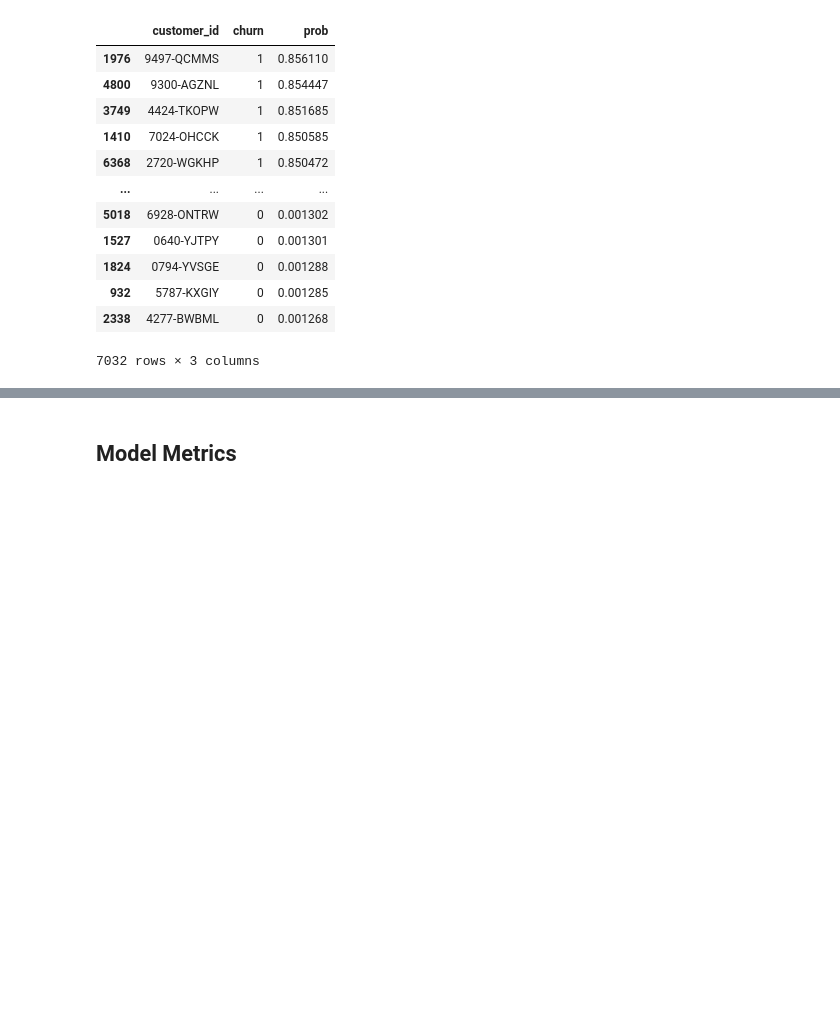
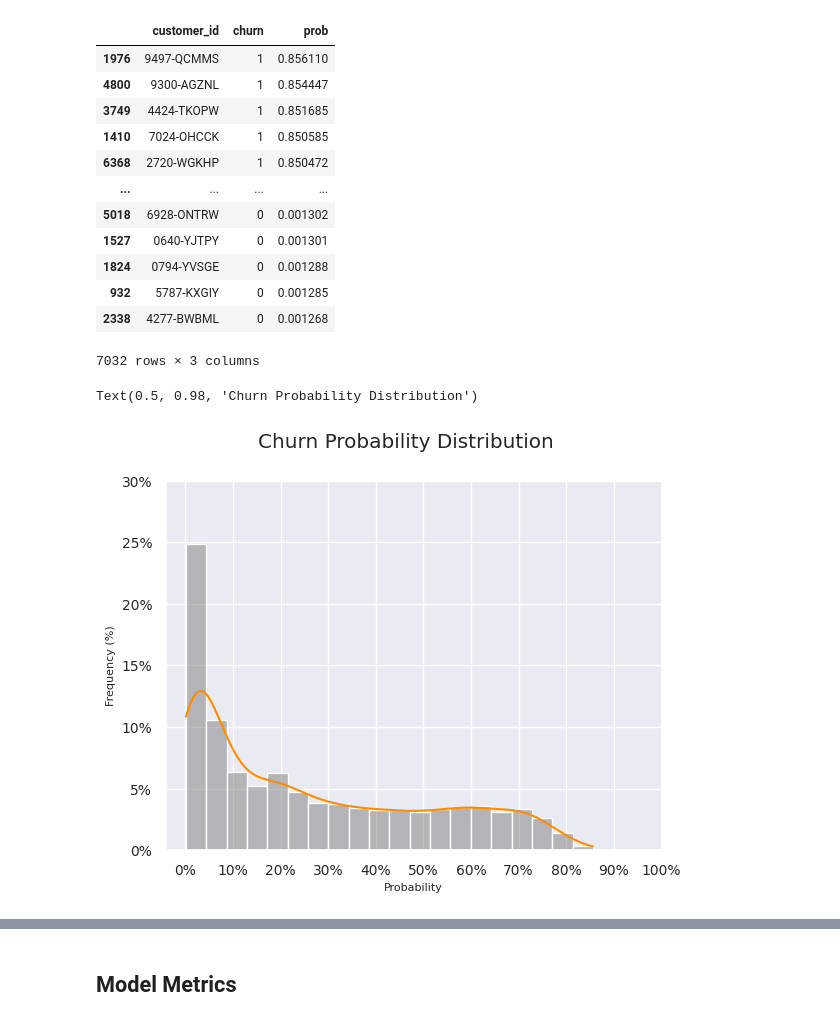
Before and after one commit to dan-teixeira/data-science, a Jupyter notebook: telco_costumer_churn/telco_customer_churn.ipynb, the cells around one changed output, grey strips where cells are left out. Saved outputs shown, nothing was run; the diff lists cells and outputs as text; code cells hidden in the pictures; blank space fills up the shorter version.

Commit message:
Modeling progress + utils function

```diff
--- a/telco_costumer_churn/telco_customer_churn.ipynb
+++ b/telco_costumer_churn/telco_customer_churn.ipynb
@@ -388,3 +388,34 @@ df_telco_dummies[["customer_id", "churn"]].assign(
 | 932 | 5787-KXGIY | 0 | 0.001285 |
 | 2338 | 4277-BWBML | 0 | 0.001268 |
 7032 rows × 3 columns
+# %%
+# Visualizing churn probability distribution
+xticks = np.linspace(0, 1, 11)
+xlabels = [f"{x:.0%}" for x in np.linspace(0, 1, 11)]
+
+ax = sns.histplot(
+    logit_model_sw.predict(),
+    kde=True,
+    stat="percent",
+    color="grey",
+)
+
+ax.lines[0].set_color("darkorange")
+ax.set_yticks(
+    ticks = ax.get_yticks(),
+    labels = [f"{x:.0f}%" for x in ax.get_yticks()],
+    fontsize = 10
+)
+ax.set_xticks(
+    ticks = xticks,
+    labels = xlabels,
+    fontsize = 10
+)
+
+plt.ylabel(None)
+plt.xlabel("Probability", fontsize=8)
+plt.ylabel("Frequency (%)", fontsize=8)
+plt.suptitle("Churn Probability Distribution")
+# %% [output]
+Text(0.5, 0.98, 'Churn Probability Distribution')
+[figure, added]
```
Also changed, not shown: parts of 18 cells of this notebook, 2 other files.
